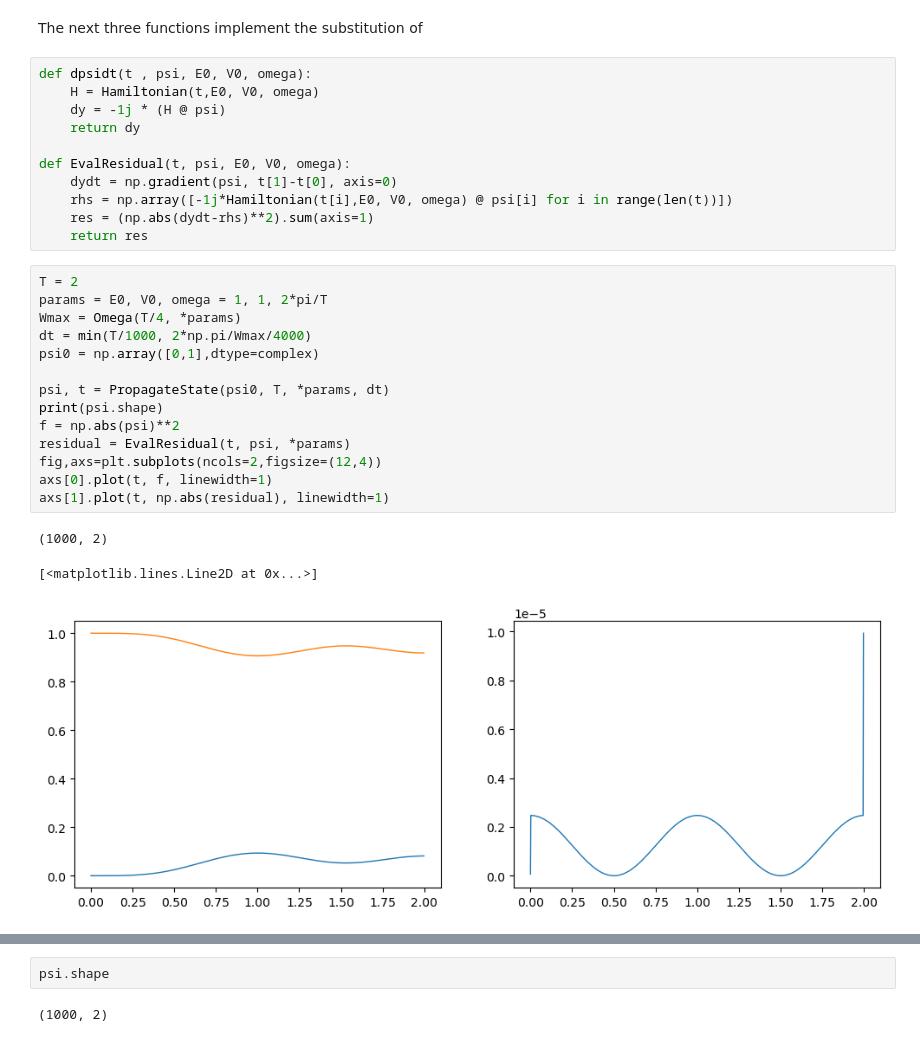
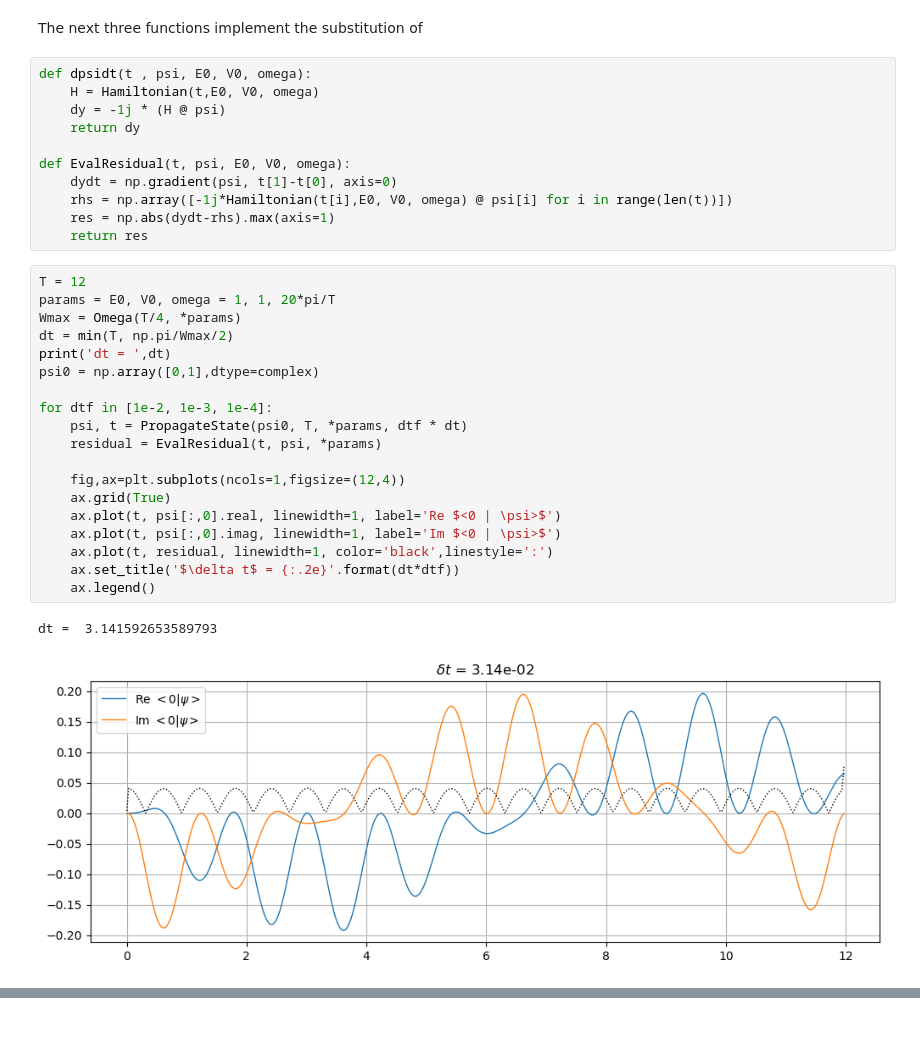
Before and after one commit to kuljitvirk/quantum, a Jupyter notebook: notebooks/TimeOrderedExp.ipynb, the cells around one changed output, grey strips where cells are left out. Saved outputs shown, nothing was run; the diff lists cells and outputs as text.

```diff
--- a/notebooks/TimeOrderedExp.ipynb
+++ b/notebooks/TimeOrderedExp.ipynb
@@ -86,23 +86,27 @@ def dpsidt(t , psi, E0, V0, omega):
 def EvalResidual(t, psi, E0, V0, omega):
     dydt = np.gradient(psi, t[1]-t[0], axis=0)
     rhs = np.array([-1j*Hamiltonian(t[i],E0, V0, omega) @ psi[i] for i in range(len(t))])
-    res = (np.abs(dydt-rhs)**2).sum(axis=1)
+    res = np.abs(dydt-rhs).max(axis=1)
     return res
 # %%
-T = 2
-params = E0, V0, omega = 1, 1, 2*pi/T
+T = 12
+params = E0, V0, omega = 1, 1, 20*pi/T
 Wmax = Omega(T/4, *params)
-dt = min(T/1000, 2*np.pi/Wmax/4000)
+dt = min(T, np.pi/Wmax/2)
+print('dt = ',dt)
 psi0 = np.array([0,1],dtype=complex)
 
-psi, t = PropagateState(psi0, T, *params, dt)
-print(psi.shape)
-f = np.abs(psi)**2
-residual = EvalResidual(t, psi, *params)
-fig,axs=plt.subplots(ncols=2,figsize=(12,4))
-axs[0].plot(t, f, linewidth=1)
-axs[1].plot(t, np.abs(residual), linewidth=1)
+for dtf in [1e-2, 1e-3, 1e-4]:
+    psi, t = PropagateState(psi0, T, *params, dtf * dt)
+    residual = EvalResidual(t, psi, *params)
+
+    fig,ax=plt.subplots(ncols=1,figsize=(12,4))
+    ax.grid(True)
+    ax.plot(t, psi[:,0].real, linewidth=1, label='Re $<0 | \psi>$')
+    ax.plot(t, psi[:,0].imag, linewidth=1, label='Im $<0 | \psi>$')
+    ax.plot(t, residual, linewidth=1, color='black',linestyle=':')
+    ax.set_title('$\delta t$ = {:.2e}'.format(dt*dtf))
+    ax.legend()
 # %% [output]
-(1000, 2)
+dt =  3.141592653589793
-[<matplotlib.lines.Line2D at 0x...>]
-[figure, old version]
+[figure, new version]
@@ -109,4 +114,0 @@ axs[1].plot(t, np.abs(residual), linewidth=1)
-# %%
-psi.shape
-# %% [output]
-(1000, 2)
```
Also changed, not shown: parts of 1 cell of this notebook.
